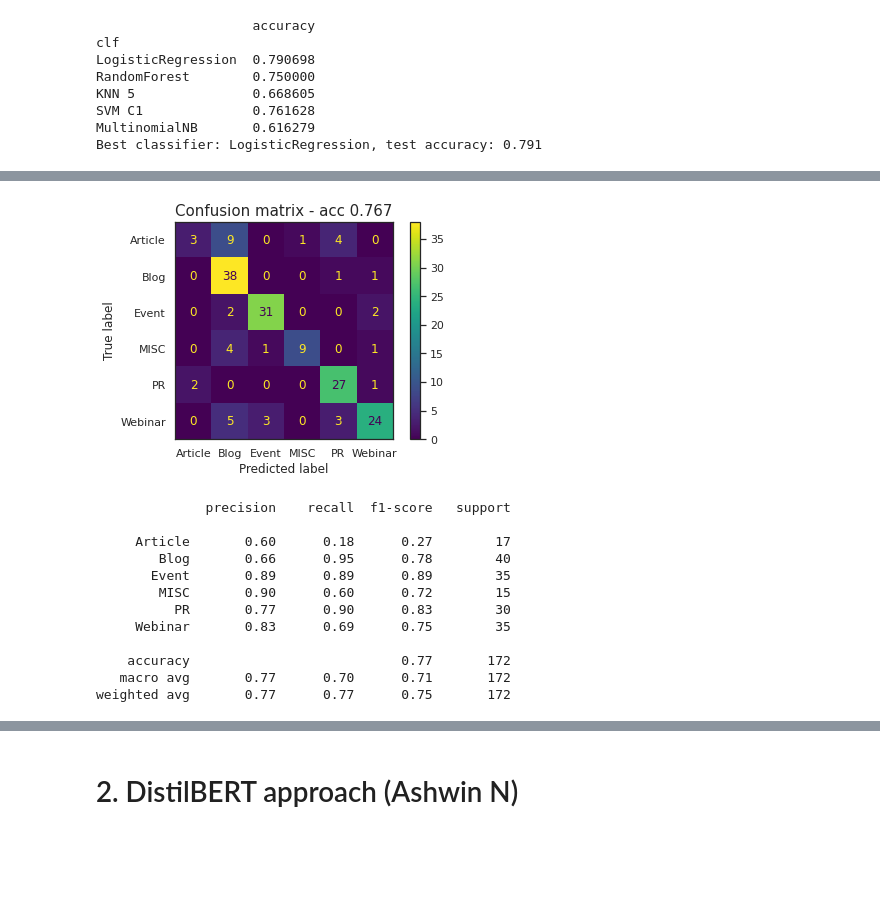
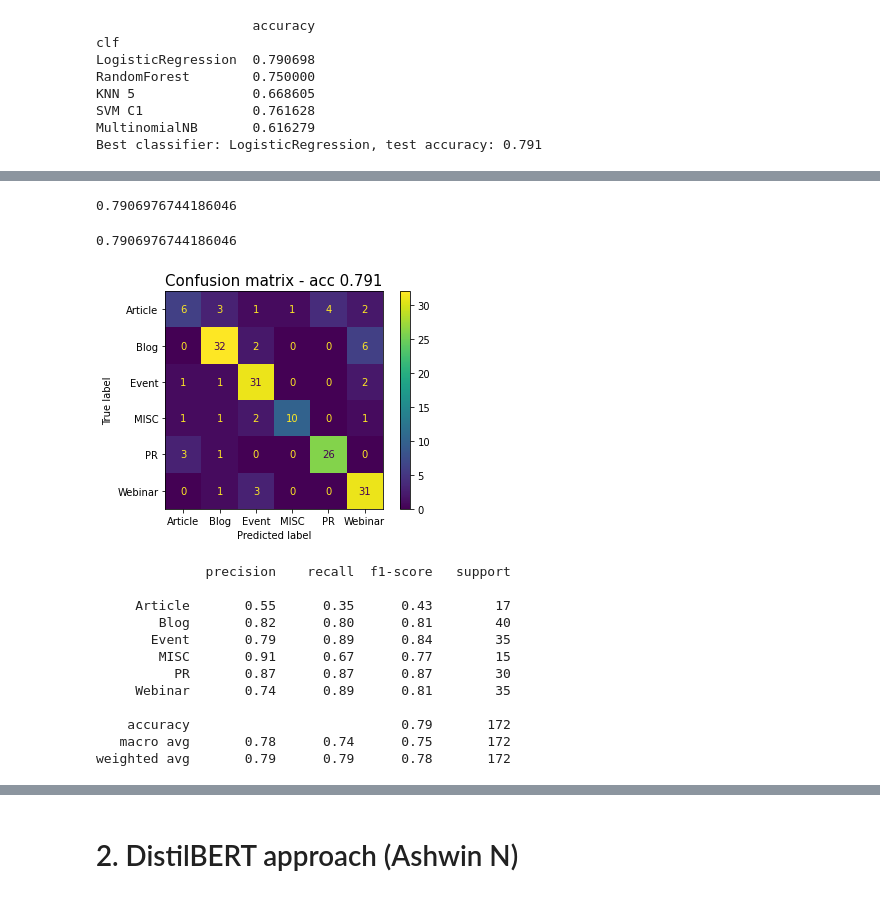
Before and after one commit to hmatzner/text-classification, a Jupyter notebook: url_classification.ipynb, the cells around one changed output, grey strips where cells are left out. Drawn from its saved outputs; the diff is of its cells as text; code cells hidden in the pictures; blank space fills up the shorter version.

```diff
--- a/url_classification.ipynb
+++ b/url_classification.ipynb
@@ -884,9 +963,3 @@ def vectorize_data(column: str, X_train: pd.DataFrame, X_test: pd.DataFrame, X_v
-# %%
-df_text[TARGET] = df_text[TARGET].replace(labels_encoded)
-
-X_train, X_test, y_train, y_test = split_data(df_text, 'cleaned_lemmatized_text', test_size=0.2, random_state=0)
-
-X_train_tr, X_test_tr = vectorize_data('cleaned_lemmatized_text', X_train, X_test, ngram_range=(1, 1))
 # %% [markdown]
 ## Modeling
 # %%
@@ -1021,9 +1095,10 @@ weighted avg       0.68      0.70      0.65       172
 # %%
 clf = fit_model(LogisticRegression(max_iter=3000,
-                                  #  class_weight='balanced'
+                                  #  class_weight='balanced',
                                    ),
                 X_train_tr,
-                y_train)
+                y_train,
+                )
 
 y_pred = predict(clf, X_test_tr)
 
@@ -1045,29 +1120,54 @@ weighted avg       0.69      0.72      0.68       172
+# %%
+clf = LogisticRegression(max_iter=3000, class_weight='balanced').fit(X_train_tr, y_train)
+acc = clf.score(X_test_tr, y_test)
+acc
+# %% [output]
+0.7906976744186046
+# %%
+clf = fit_model(LogisticRegression(max_iter=3000,
+                                   class_weight='balanced',
+                                   ),
+                X_train_tr,
+                y_train,
+                )
+
+acc = clf.score(X_test_tr, y_test)
+acc
+# %% [output]
+0.7906976744186046
+# %%
+def get_accuracy(y_test, y_pred):
+  accuracy = sum(y_pred == y_test) / len(y_test)
+  return accuracy
+
+def predict(clf, X_test):
+  y_pred = clf.predict(X_test)
+  return y_pred
 # %%
-clf = fit_model(LogisticRegression(
-    max_iter=3000,
-    class_weight='balanced'
-    ),
-    X_train_tr,
-    y_train,
-    )
+clf = fit_model(LogisticRegression(max_iter=3000,
+                                   class_weight='balanced',
+                                   ),
+                X_train_tr,
+                y_train,
+                )
 
 y_pred = predict(clf, X_test_tr)
 
 print_confusion_matrix(y_test, y_pred, with_report=True)
 # %% [output]
-[figure, old version]
+[figure, new version]
               precision    recall  f1-score   support
 
-     Article       0.60      0.18      0.27        17
-        Blog       0.66      0.95      0.78        40
-       Event       0.89      0.89      0.89        35
-        MISC       0.90      0.60      0.72        15
-          PR       0.77      0.90      0.83        30
-     Webinar       0.83      0.69      0.75        35
+     Article       0.55      0.35      0.43        17
+        Blog       0.82      0.80      0.81        40
+       Event       0.79      0.89      0.84        35
+        MISC       0.91      0.67      0.77        15
+          PR       0.87      0.87      0.87        30
+     Webinar       0.74      0.89      0.81        35
 
-    accuracy                           0.77       172
-   macro avg       0.77      0.70      0.71       172
-weighted avg       0.77      0.77      0.75       172
+    accuracy                           0.79       172
+   macro avg       0.78      0.74      0.75       172
+weighted avg       0.79      0.79      0.78       172
 # %%
 X_train_tr.toarray().shape
 # %% [output]
```
Also changed, not shown: parts of 110 cells of this notebook.
